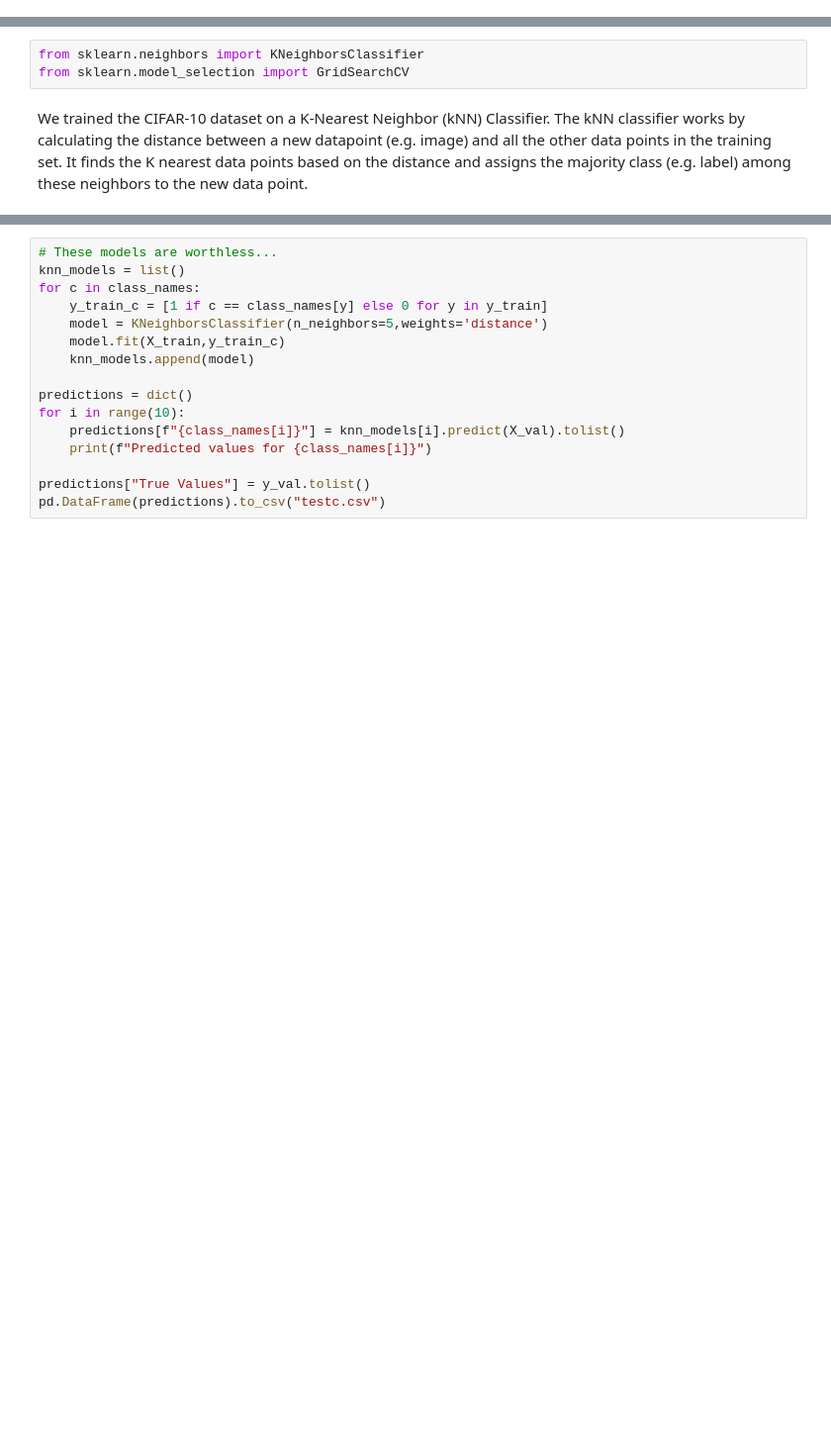
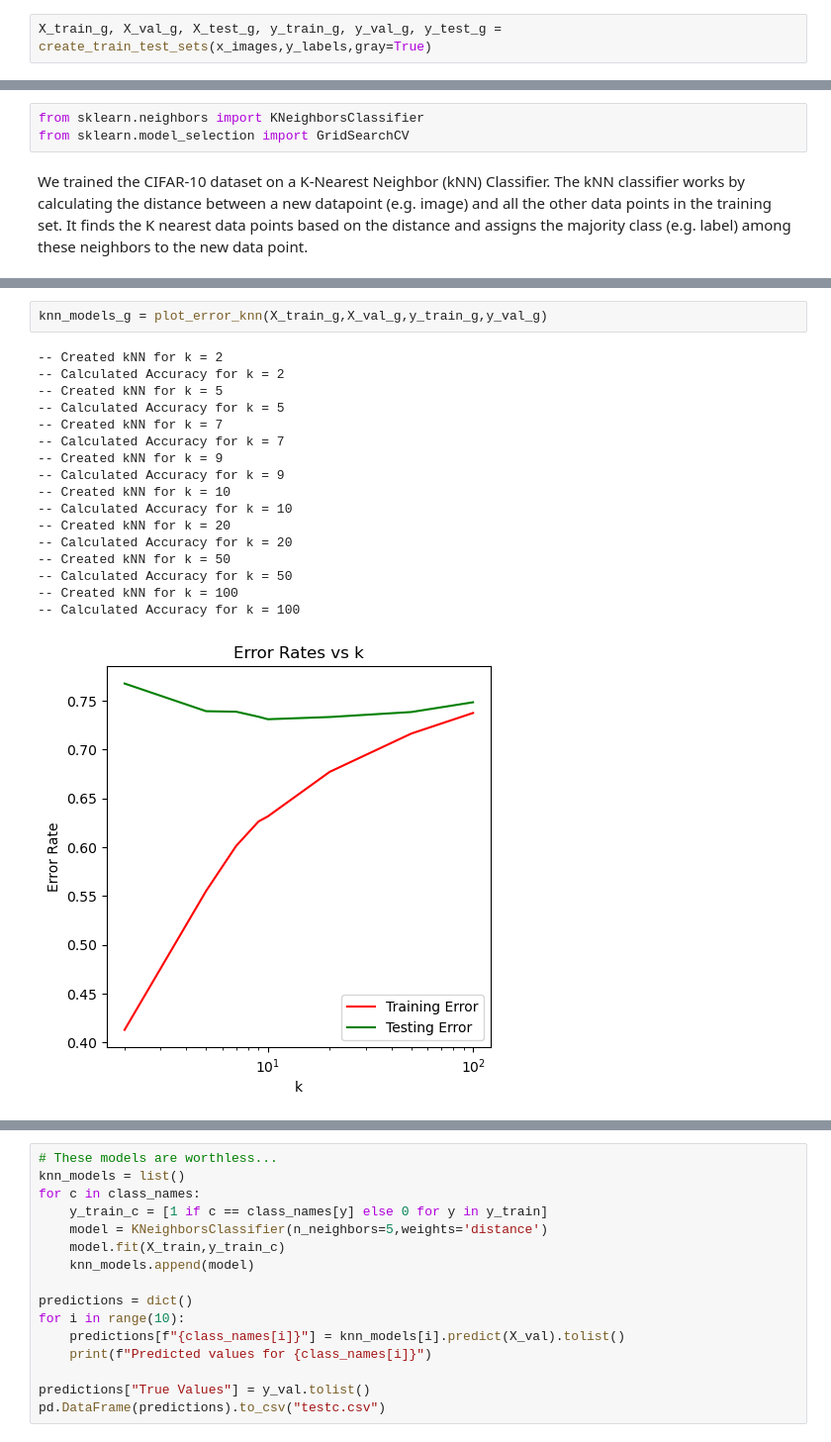
Before and after one commit to CY12-bit/cs178-cifar-10, a Jupyter notebook: Project Report.ipynb, the cells around one changed output, grey strips where cells are left out. Shown at 99% size. Drawn from its saved outputs; the diff is of its cells as text; blank space fills up the shorter version.

```diff
--- a/Project Report.ipynb
+++ b/Project Report.ipynb
@@ -160,6 +124,8 @@ X_train, X_val, X_test, y_train, y_val, y_test = create_train_test_sets(x_images
 X_cleaned, y_cleaned = np.vstack((X_train,X_val,X_test)),\
       np.hstack((y_train,y_val,y_test))
 X_test_only, y_test_only = np.vstack((X_val,X_test)),np.hstack((y_val,y_test))
+# %%
+X_train_g, X_val_g, X_test_g, y_train_g, y_val_g, y_test_g = create_train_test_sets(x_images,y_labels,gray=True)
 # %%
 X_train.shape, X_val.shape, X_test.shape
 # %% [output]
@@ -267,0 +337,20 @@ model1 = grid.best_estimator_
+# %%
+knn_models_g = plot_error_knn(X_train_g,X_val_g,y_train_g,y_val_g)
+# %% [output]
+-- Created kNN for k = 2
+-- Calculated Accuracy for k = 2
+-- Created kNN for k = 5
+-- Calculated Accuracy for k = 5
+-- Created kNN for k = 7
+-- Calculated Accuracy for k = 7
+-- Created kNN for k = 9
+-- Calculated Accuracy for k = 9
+-- Created kNN for k = 10
+-- Calculated Accuracy for k = 10
+-- Created kNN for k = 20
+-- Calculated Accuracy for k = 20
+-- Created kNN for k = 50
+-- Calculated Accuracy for k = 50
+-- Created kNN for k = 100
+-- Calculated Accuracy for k = 100
+[figure, added]
```
Also changed, not shown: parts of 38 cells of this notebook, 5 other files.
